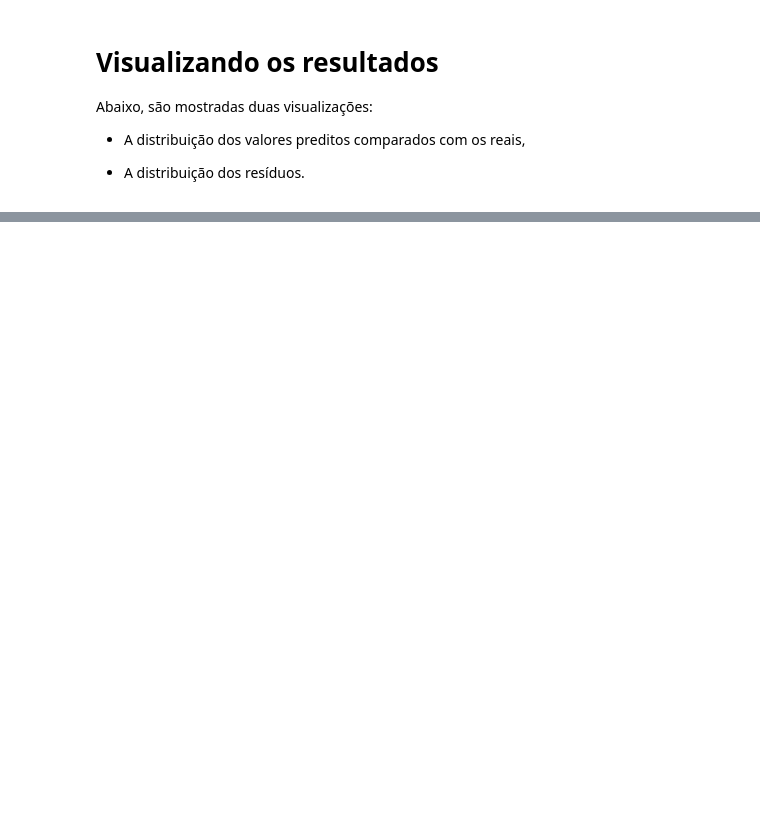
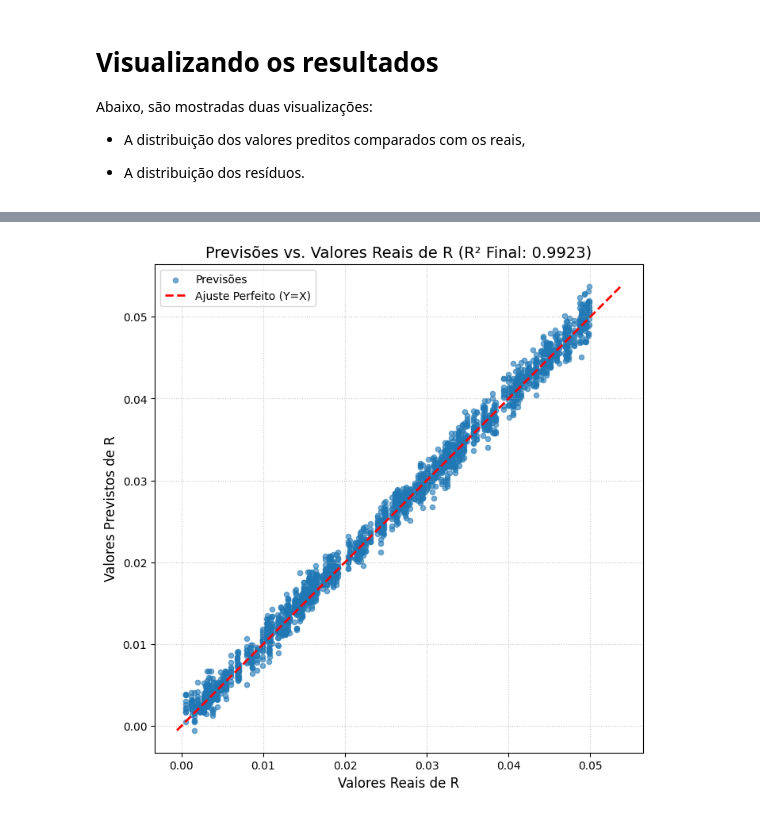
Before and after one commit to RenatodaCostaSantos/capacitacao, a Jupyter notebook: aeroespacial/notebooks/2_modelagem.ipynb, the cells around one changed output, grey strips where cells are left out. Saved outputs shown, nothing was run; the diff lists cells and outputs as text; code cells hidden in the pictures; blank space fills up the shorter version.

```diff
--- a/aeroespacial/notebooks/2_modelagem.ipynb
+++ b/aeroespacial/notebooks/2_modelagem.ipynb
@@ -345,0 +420,2 @@ plt.show()
+# %%
+teste = pd.read_csv('teste_b_df.csv')
@@ -345,0 +438,3 @@ plt.show()
+# %%
+X_test = teste.drop(columns=['r'])
+y_test = teste['r']
@@ -345,0 +443,19 @@ plt.show()
+# %%
+X_test_scaled = X_scaler.fit_transform(X_test)
+
+# 2. Escalonamento do Target (Y), se for Regressão Contínua
+# Reformatar y_train para que o scaler funcione (de Series para 2D array/DataFrame)
+y_test_2d = y_test.values.reshape(-1, 1)
+# %%
+# Obtem o melhor modelo do Halving Random Search
+best_nn_model = hrs_result.best_estimator_
+
+# 1. Realizar a previsão
+# A previsão é feita na escala Z-Score (escalada)
+y_pred_test_scaled = best_nn_model.predict(X_test_scaled).reshape(-1, 1)
+
+# Faz a transformação inversa para obter os valores em 'r':
+y_pred_test_original = y_scaler.inverse_transform(y_pred_test_scaled)
+
+
+print("Previsão no Conjunto de Teste concluída com sucesso.")
@@ -345,0 +511,23 @@ plt.show()
+# %%
+# Crie a linha de identidade X=Y
+min_val = min(y_test.min(), y_pred_test_original.min())
+max_val = max(y_test.max(), y_pred_test_original.max())
+ideal_line = np.linspace(min_val, max_val, 100)
+
+plt.figure(figsize=(8, 8))
+
+# 1. Scatter Plot dos Resultados
+plt.scatter(y_test, y_pred_test_original, alpha=0.6, s=20, label='Previsões')
+
+# 2. Linha de Identidade (Ajuste Perfeito)
+plt.plot(ideal_line, ideal_line, color='red', linestyle='--', linewidth=2, label='Ajuste Perfeito (Y=X)')
+
+plt.title(f'Previsões vs. Valores Reais de R (R² Final: {r2_test:.4f})', fontsize=14)
+plt.xlabel('Valores Reais de R', fontsize=12)
+plt.ylabel('Valores Previstos de R', fontsize=12)
+plt.legend()
+plt.grid(True, linestyle=':', alpha=0.7)
+plt.gca().set_aspect('equal', adjustable='box') # Garante que os eixos tenham a mesma escala
+plt.show()
+# %% [output]
+[figure, added]
```
Also changed, not shown: parts of 36 cells of this notebook, 1 other file.
